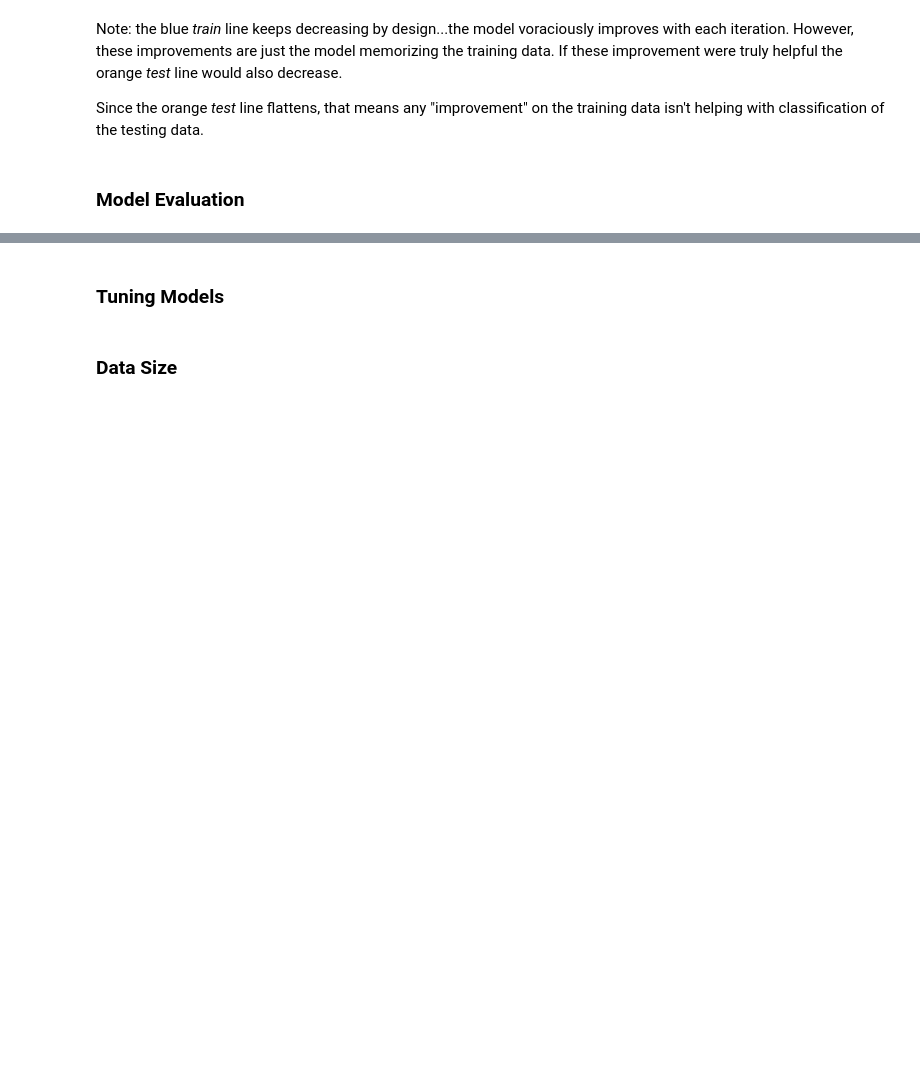
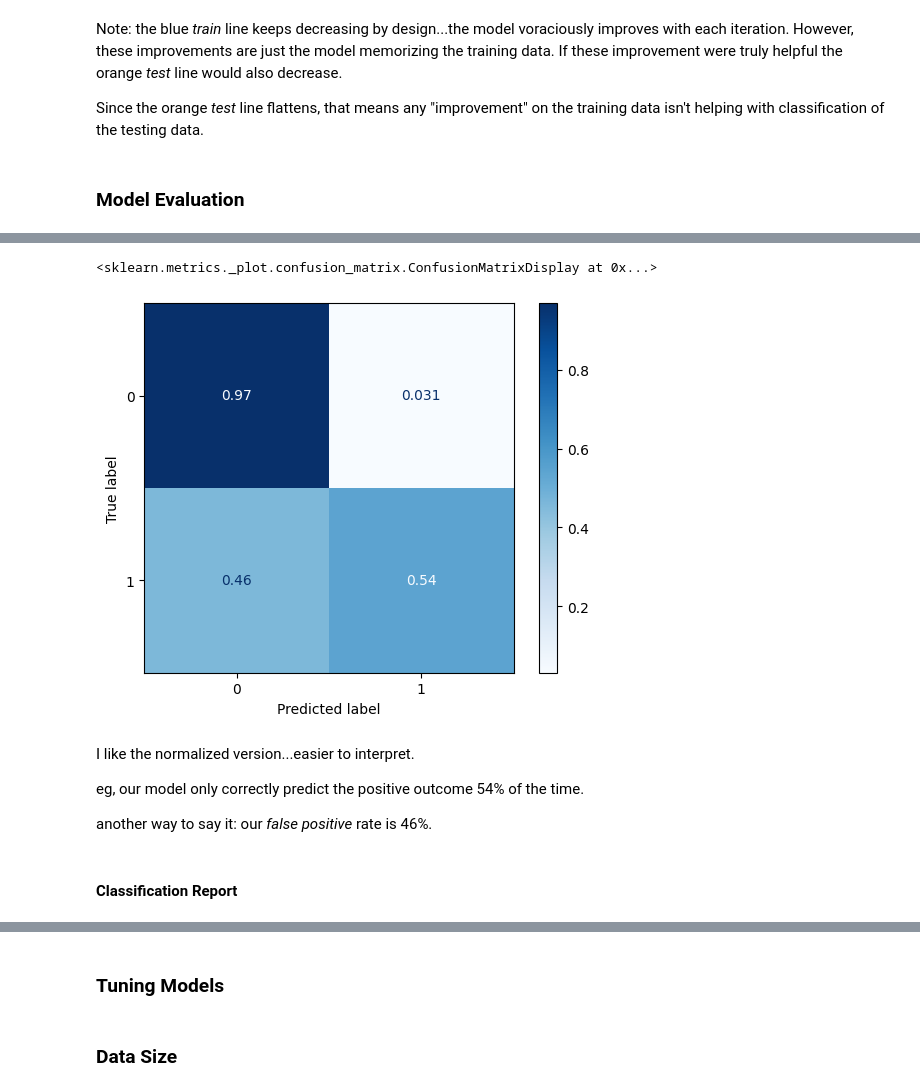
Before and after one commit to hfuhruhurr/effective-xgboost, a Jupyter notebook: dude.ipynb, the cells around one changed output, grey strips where cells are left out. Cells and saved outputs as stored; diff of their text form; code cells hidden in the pictures; blank space fills up the shorter version.

Commit message:
finished Model Evaluation section

```diff
--- a/dude.ipynb
+++ b/dude.ipynb
@@ -561,0 +572,4 @@ Since the orange _test_ line flattens, that means any "improvement" on the train
+# %%
+# same info but repackaged with %
+cm_norm = metrics.confusion_matrix(y_test, xg.predict(X_test), normalize='true')
+cm_norm
@@ -561,0 +589,13 @@ Since the orange _test_ line flattens, that means any "improvement" on the train
+# %%
+metrics.ConfusionMatrixDisplay(confusion_matrix=cm_norm).plot(cmap='Blues')
+# %% [output]
+<sklearn.metrics._plot.confusion_matrix.ConfusionMatrixDisplay at 0x...>
+[figure, added]
+# %% [markdown]
+I like the normalized version...easier to interpret.
+
+eg, our model only correctly predict the positive outcome 54% of the time.
+
+another way to say it:  our _false positive_ rate is 46%.
+# %% [markdown]
+#### Classification Report
```
Also changed, not shown: parts of 32 cells of this notebook, 1 other file.
